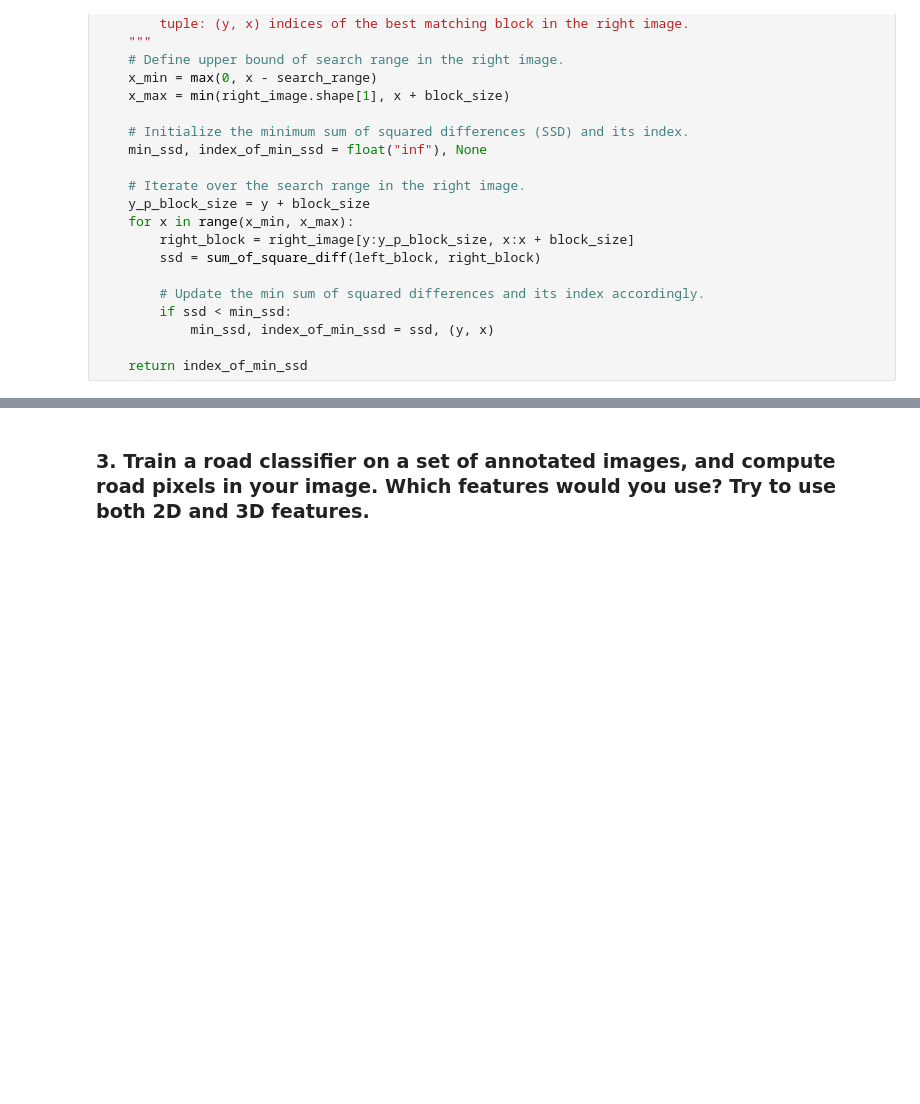
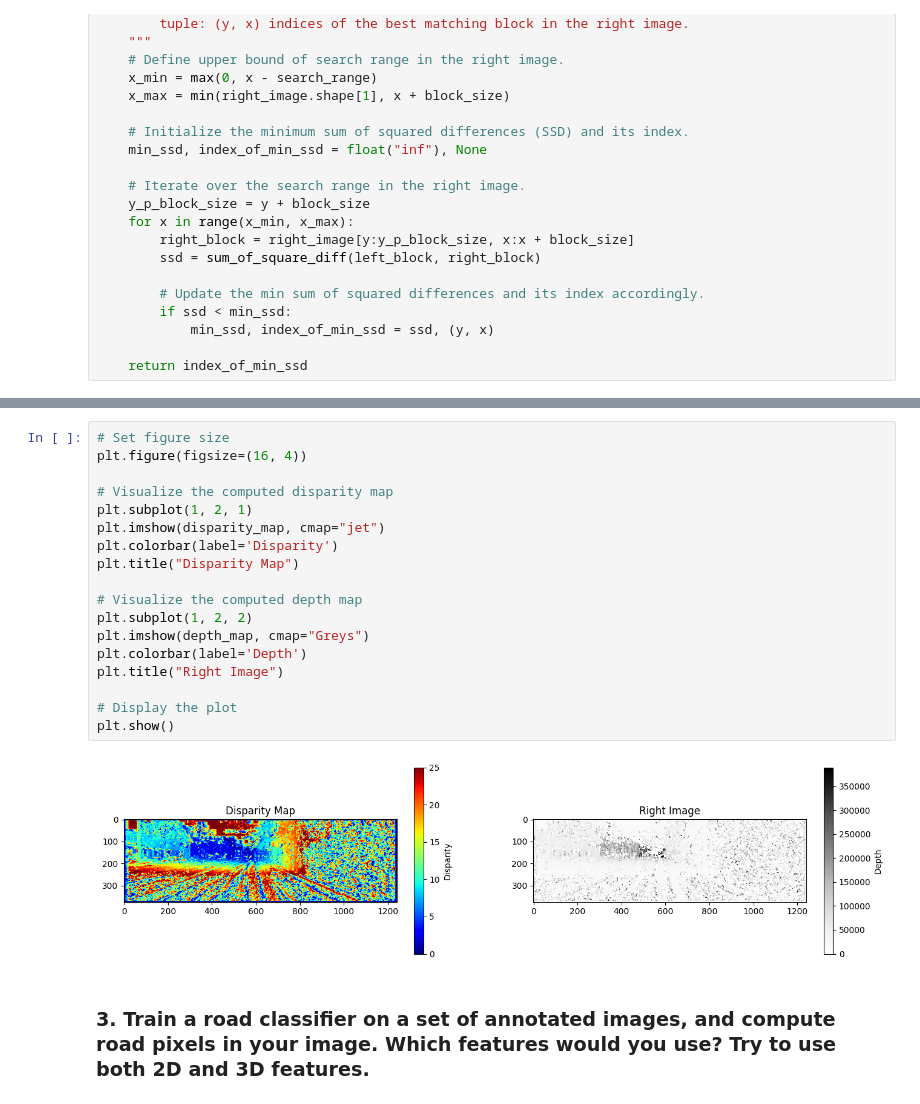
Before and after one commit to Laura05010/autonomous_driving, a Jupyter notebook: autonomous_driving.ipynb, the cells around one changed output, grey strips where cells are left out. Cells and saved outputs as stored; diff of their text form; blank space fills up the shorter version.

```diff
--- a/autonomous_driving.ipynb
+++ b/autonomous_driving.ipynb
@@ -166,2 +149,22 @@ visualize_depth_map(depth_map)
+# %%
+# Set figure size
+plt.figure(figsize=(16, 4))
+
+# Visualize the computed disparity map
+plt.subplot(1, 2, 1)
+plt.imshow(disparity_map, cmap="jet")
+plt.colorbar(label='Disparity')
+plt.title("Disparity Map")
+
+# Visualize the computed depth map
+plt.subplot(1, 2, 2)
+plt.imshow(depth_map, cmap="Greys")
+plt.colorbar(label='Depth')
+plt.title("Right Image")
+
+# Display the plot
+plt.show()
+# %% [output]
+[figure, added]
 # %% [markdown]
 ### 3. Train a road classifier on a set of annotated images, and compute road pixels in your image. Which features would you use? Try to use both 2D and 3D features.
```
Also changed, not shown: parts of 5 cells of this notebook.
